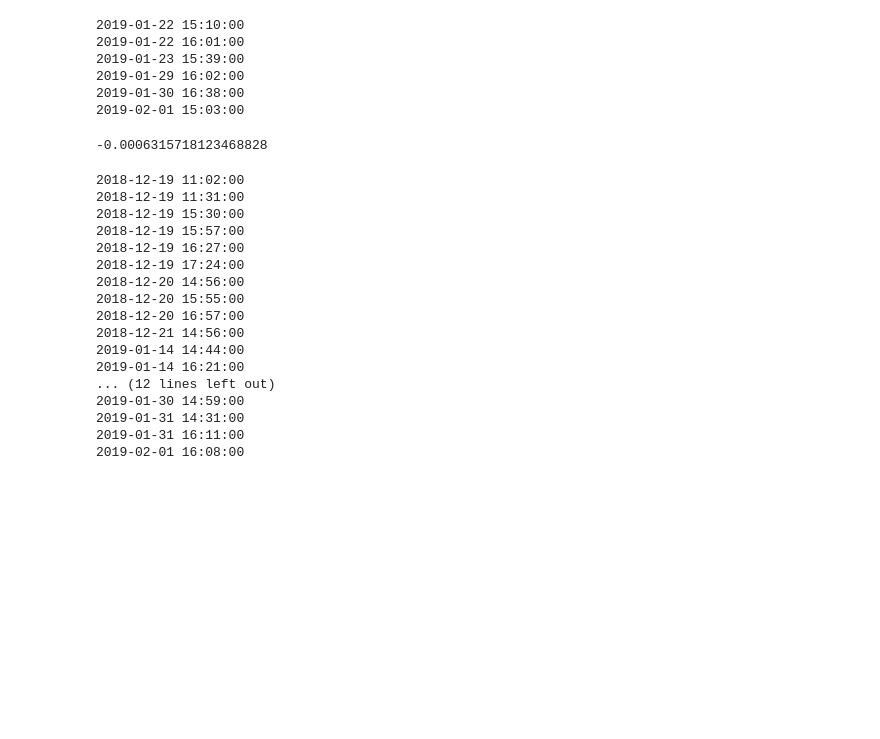
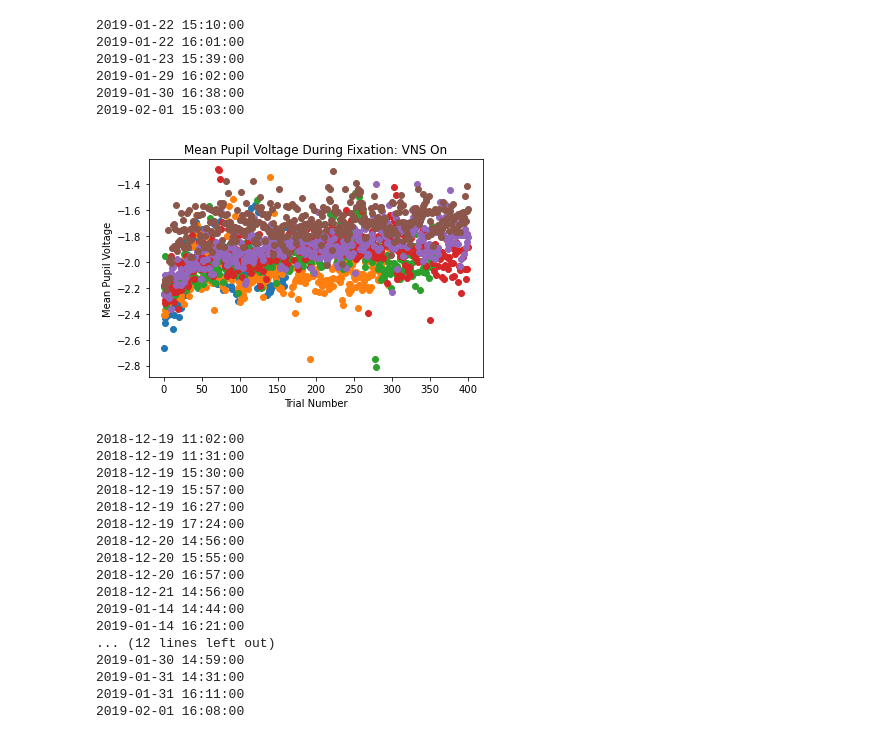
Before and after one commit to schlich/vns, a Jupyter notebook: pupil_analysis.ipynb, the cells around one changed output. Saved outputs shown, nothing was run; the diff lists cells and outputs as text; code cells hidden in the pictures; blank space fills up the shorter version.

```diff
--- a/pupil_analysis.ipynb
+++ b/pupil_analysis.ipynb
@@ -19,52 +15,62 @@ vns_sessions[0]
 # %%
-vns_on_eye_noBlinks = pd.read_pickle("./vns_no_blinks.pkl")
-vns_off_eye_noBlinks = pd.read_pickle("./noVNS_no_blinks.pkl")
-vns_on_trials = pd.read_pickle("./vns_on_trials.pkl")
-vns_off_trials = pd.read_pickle("./vns_off_trials.pkl")
+# read in files
+vns_on_eye_noBlinks = pd.read_pickle("./data/vns_no_blinks.pkl")
+vns_off_eye_noBlinks = pd.read_pickle("./data/noVNS_no_blinks.pkl")
+vns_on_trials = pd.read_pickle("./data/vns_on_trials.pkl")
+vns_off_trials = pd.read_pickle("./data/vns_off_trials.pkl")
 # %%
-# compute average pupil voltage in 0.5 s BEFORE target comes on (i.e. trial baseline) and 1.5 s AFTER (i.e. post trial) --> VNS
-intro = '00:00:0'
-end = '000'
+# compute average pupil voltage in 0.5 s BEFORE target comes on (i.e. trial baseline) and 0.5 s AFTER (i.e. post trial) --> VNS
 trials_df = pd.DataFrame()
 baseline_df = pd.DataFrame()
 post_df = pd.DataFrame()
 slope_df = pd.DataFrame()
+avg_df = pd.DataFrame()
 for date in range(0,len(vns_sessions)):
     print(vns_sessions[date])
     mean_baselineON = [np.NaN] * (len(vns_on_eye_noBlinks[vns_on_eye_noBlinks['Session'] == vns_sessions[date]].Trial.unique()))
     mean_postON = [np.NaN] * (len(vns_on_eye_noBlinks[vns_on_eye_noBlinks['Session'] == vns_sessions[date]].Trial.unique()))
     trial_typeON = [np.NaN] * (len(vns_on_eye_noBlinks[vns_on_eye_noBlinks['Session'] == vns_sessions[date]].Trial.unique()))
     slope_ON = [np.NaN] * (len(vns_on_eye_noBlinks[vns_on_eye_noBlinks['Session'] == vns_sessions[date]].Trial.unique()))
+    avg_ON = [np.NaN] * (len(vns_on_eye_noBlinks[vns_on_eye_noBlinks['Session'] == vns_sessions[date]].Trial.unique()))
     for x in range(0,len(vns_on_eye_noBlinks[vns_on_eye_noBlinks['Session'] == vns_sessions[date]].Trial.unique())):
         session = vns_on_eye_noBlinks.loc[(vns_on_eye_noBlinks['Session'] == vns_sessions[date]) & (vns_on_eye_noBlinks['Trial'] == x),'Pupils'].interpolate()
         if (vns_on_trials.loc[(vns_on_trials['Session'] == vns_sessions[date]),'good_trials'].loc[x] == 1):
             trial_on = vns_on_trials.loc[(vns_on_trials['Session'] == vns_sessions[date]),'time_target_on'].loc[x]
+            fp_off = vns_on_trials.loc[(vns_on_trials['Session'] == vns_sessions[date]),'time_fp_off'].loc[x]
             baseline = trial_on - 0.5
             post = trial_on + 0.5
             trial_on = '%.3f'%(trial_on)
+            fp_off = '%.3f'%(fp_off)
             baseline = '%.3f'%(baseline)
             post = '%.3f'%(post)
             trial_on = intro + trial_on + end
+            fp_off = intro + fp_off + end
             baseline = intro + baseline + end
             post = intro + post + end
             trial_on_idx = session.index.get_loc(trial_on, method = 'nearest')
+            fp_idx = session.index.get_loc(fp_off, method = 'nearest')
             baseline_idx = session.index.get_loc(baseline, method = 'nearest')
             post_idx = session.index.get_loc(post, method = 'nearest')
             baseline_series = session[baseline_idx : trial_on_idx]
             post_series = session[trial_on_idx : post_idx]
+            fp_series = session[:fp_idx]
             x_vals = pd.Series(range(trial_on_idx, (post_idx)))
             slope, intercept, r_value, p_value, std_err = stats.linregress(x_vals,post_series)
             slope_ON[x] = slope
             avg_base = baseline_series.mean()
             avg_post = post_series.mean()
+            avg_pupil = fp_series.mean()
             mean_baselineON[x] = avg_base
             mean_postON[x] = avg_post
+            avg_ON[x] = avg_pupil
             trial_typeON[x] = vns_on_trials.loc[(vns_on_trials['Session'] == vns_sessions[date]),'trial_type'].loc[x]
 
     mean_baselineON = [x for x in mean_baselineON if (np.isnan(x) == False)]
     mean_baselineON = pd.Series(mean_baselineON)
     mean_postON = [x for x in mean_postON if (np.isnan(x) == False)]
     mean_postON = pd.Series(mean_postON)
+    avg_ON = [x for x in avg_ON if (np.isnan(x) == False)]
+    avg_ON = pd.Series(avg_ON)
     trial_typeON = [x for x in trial_typeON if (np.isnan(x) == False)]
     trial_typeON = pd.Series(trial_typeON)
     slope_ON = [x for x in slope_ON if (np.isnan(x) == False)]
@@ -73,6 +79,7 @@ for date in range(0,len(vns_sessions)):
     baseline_df = pd.concat([baseline_df, mean_baselineON], ignore_index = True, axis = 1)
     post_df = pd.concat([post_df, mean_postON], ignore_index = True, axis = 1)
     slope_df = pd.concat([slope_df, slope_ON], ignore_index = True, axis = 1)
+    avg_df = pd.concat([avg_df, avg_ON], ignore_index = True, axis = 1)
 # %% [output]
 2019-01-22 15:10:00
 2019-01-22 16:01:00
@@ -80,8 +87,15 @@ for date in range(0,len(vns_sessions)):
 2019-01-29 16:02:00
 2019-01-30 16:38:00
 2019-02-01 15:03:00
-# %%
-slope_df[5].mean()
-# %% [output]
--0.0006315718123468828
+# %%
+# make a scatter plot of the mean pupil voltage in every trial during the time the animal is fixating (i.e. from start until time_fp_off) --> VNS ON
+plt.plot(avg_df, linestyle = 'none', marker = 'o')
+plt.xlabel('Trial Number')
+plt.ylabel('Mean Pupil Voltage')
+plt.title('Mean Pupil Voltage During Fixation: VNS On')
+mean_volt_on = plt.gcf()
+plt.show()
+mean_volt_on.savefig('mean_volt_on.png', dpi = 100)
+# %% [output]
+[figure, added]
 # %%
```
Also changed, not shown: parts of 12 cells of this notebook, 1 other file.
